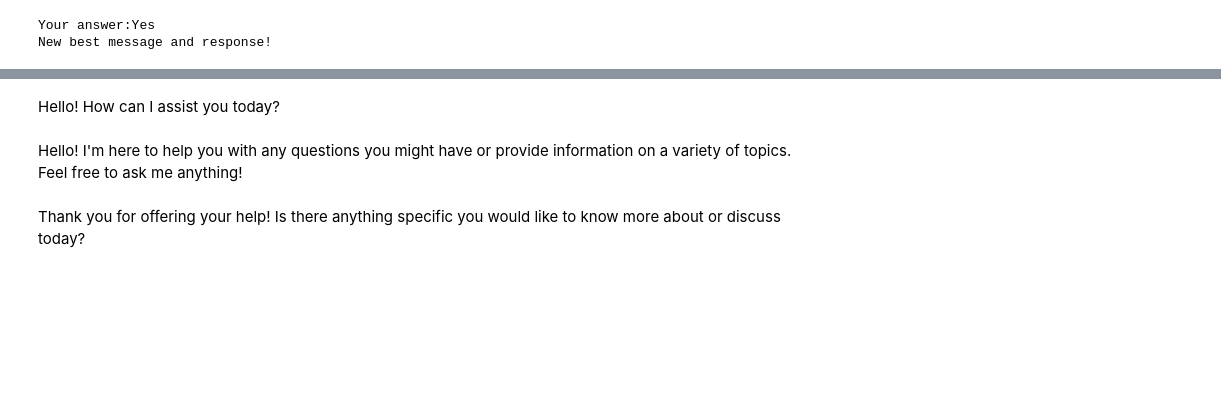
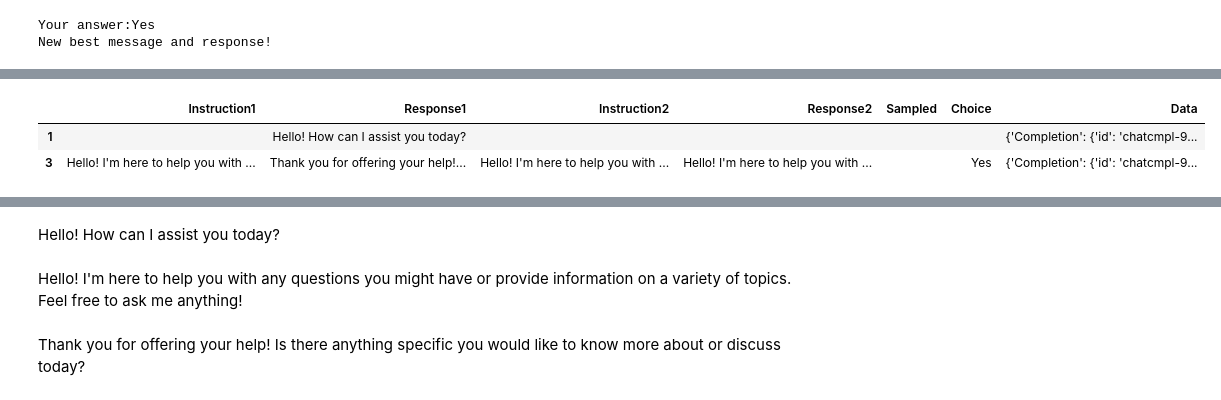
Before and after one commit to OpenAIRes/evals, a Jupyter notebook: examples/battle.ipynb, the cells around one changed output, grey strips where cells are left out. Saved outputs shown, nothing was run; the diff lists cells and outputs as text; code cells hidden in the pictures; blank space fills up the shorter version.

```diff
--- a/examples/battle.ipynb
+++ b/examples/battle.ipynb
@@ -399,5 +366,5 @@ dataset.iloc[22]["Data"]
 # %%
-n = 2
+n = 10
 data = improve_chat(n,dataset_path)
 # %% [output]
 You are comparing two responses to the following two instructions.
@@ -523,4 +462,0 @@ dataset
-# %%
-dataset = pd.concat([first_row, dataset],ignore_index=True)
-# %%
-dataset = dataset.drop([21])
@@ -546,0 +463,6 @@ dataset
+# %%
+dataset.filter([1,3],axis=0)
+# %% [output]
+|  | Instruction1 | Response1 | Instruction2 | Response2 | Sampled | Choice | Data |
+| 1 |  | Hello! How can I assist you today? |  |  |  |  | {'Completion': {'id': 'chatcmpl-9... |
+| 3 | Hello! I'm here to help you with ... | Thank you for offering your help!... | Hello! I'm here to help you with ... | Hello! I'm here to help you with ... |  | Yes | {'Completion': {'id': 'chatcmpl-9... |
```
Also changed, not shown: parts of 16 cells of this notebook, 1 other file.
